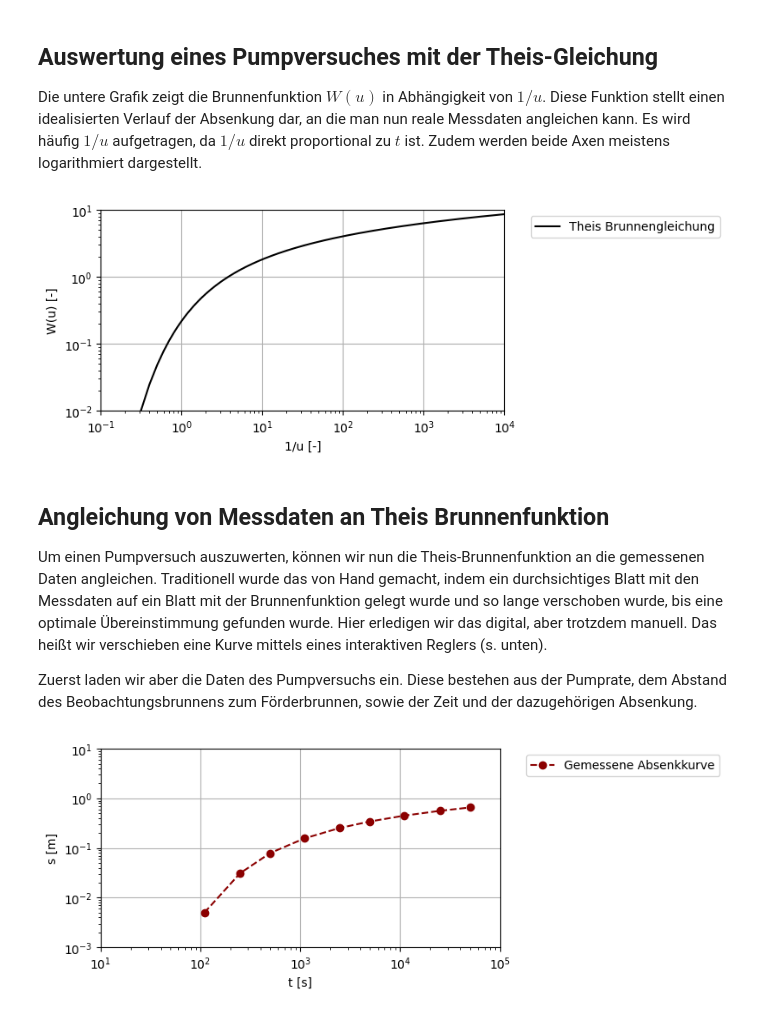
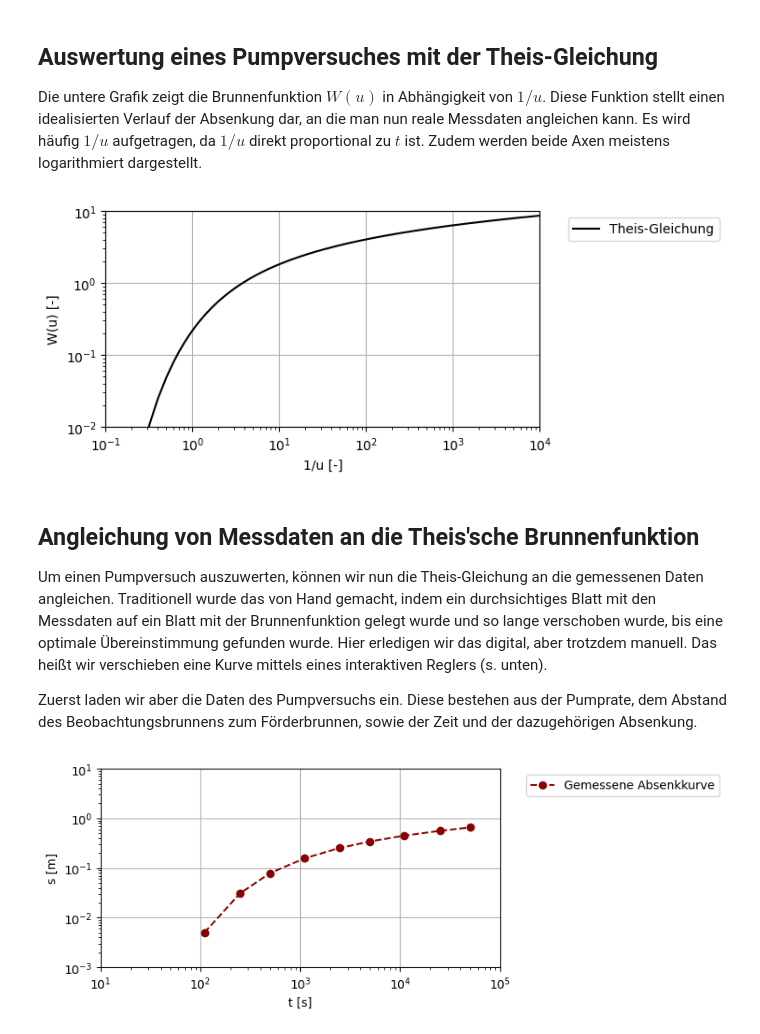
Before and after one commit to SebastianGnann/Pumpversuche, a Jupyter notebook: Pumpversuche.ipynb, the cells around one changed output. Drawn from its saved outputs; the diff is of its cells as text; code cells hidden in the pictures.

```diff
--- a/Pumpversuche.ipynb
+++ b/Pumpversuche.ipynb
@@ -174,34 +170,34 @@ Zudem werden beide Axen meistens logarithmiert dargestellt.
 # %%
 # calculate and plot Theis well function
 
 # define values for 1/u
 u = 1/np.arange(0.1,10000,0.1)
 
 # define tolerance range (needed for solution of well equation)
 tol = 1e-12
 
 # solve well equation (this is done by calling a function)
 W = list(map(lambda u: wf.well_fxn(u,tol),u))
 
 # visualize results
 #  note that we look at a double log scale
 fig, ax = plt.subplots(figsize=(6, 3))
-ax.plot(1/u, W, '-', c='black', label='Theis Brunnengleichung')
+ax.plot(1/u, W, '-', c='black', label='Theis-Gleichung')
 ax.set_xlabel('1/u [-]')
 ax.set_ylabel('W(u) [-]')
 ax.set_xscale("log")
 ax.set_yscale("log")
 ax.set_xlim([0.1, 10000])
 ax.set_ylim([0.01, 10])
 #ax.legend(loc='lower right')
 ax.legend(bbox_to_anchor=(1.05, 1.0), loc='upper left')
 ax.grid()
 plt.show()
 # %% [output]
-[figure, old version]
+[figure, new version]
 # %% [markdown]
-## Angleichung von Messdaten an Theis Brunnenfunktion
-Um einen Pumpversuch auszuwerten, können wir nun die Theis-Brunnenfunktion an die gemessenen Daten angleichen.
+## Angleichung von Messdaten an die Theis'sche Brunnenfunktion
+Um einen Pumpversuch auszuwerten, können wir nun die Theis-Gleichung an die gemessenen Daten angleichen.
 Traditionell wurde das von Hand gemacht, indem ein durchsichtiges Blatt mit den Messdaten auf ein Blatt mit der Brunnenfunktion gelegt wurde und so lange verschoben wurde, bis eine optimale Übereinstimmung gefunden wurde.
 Hier erledigen wir das digital, aber trotzdem manuell.
 Das heißt wir verschieben eine Kurve mittels eines interaktiven Reglers (s. unten).
```
Also changed, not shown: parts of 9 cells of this notebook, 1 other file.
